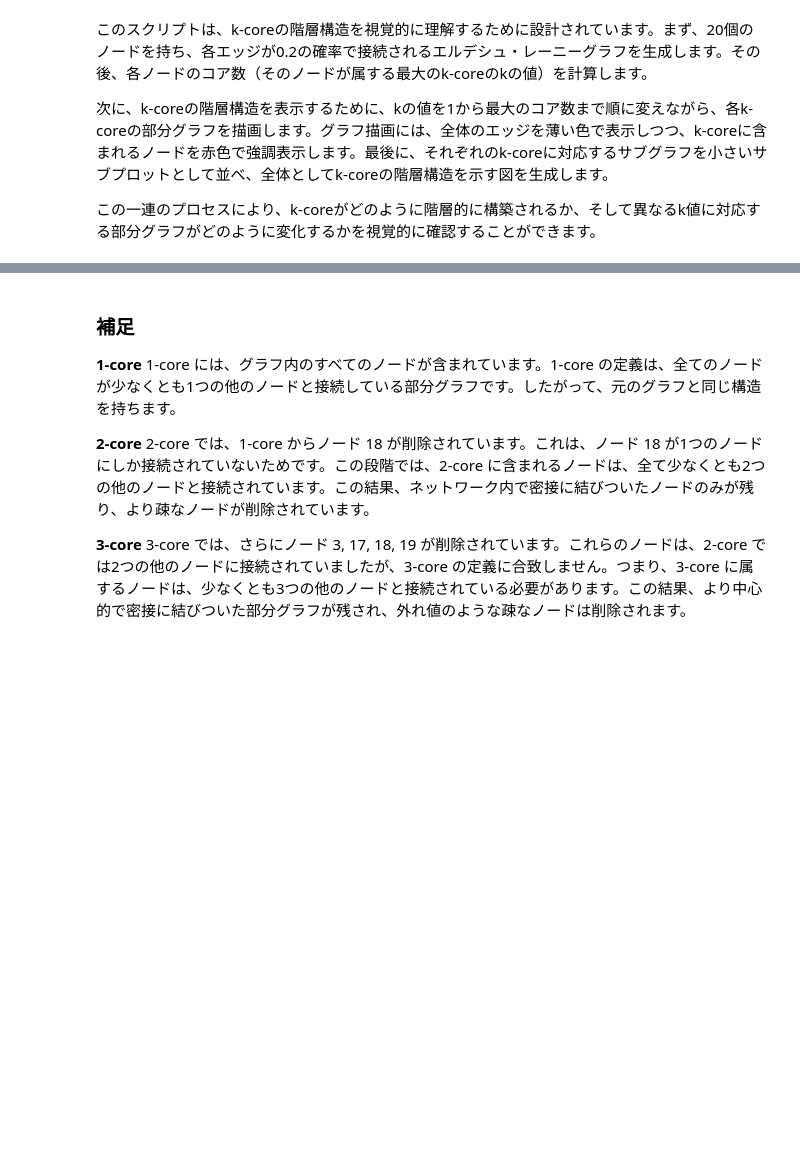
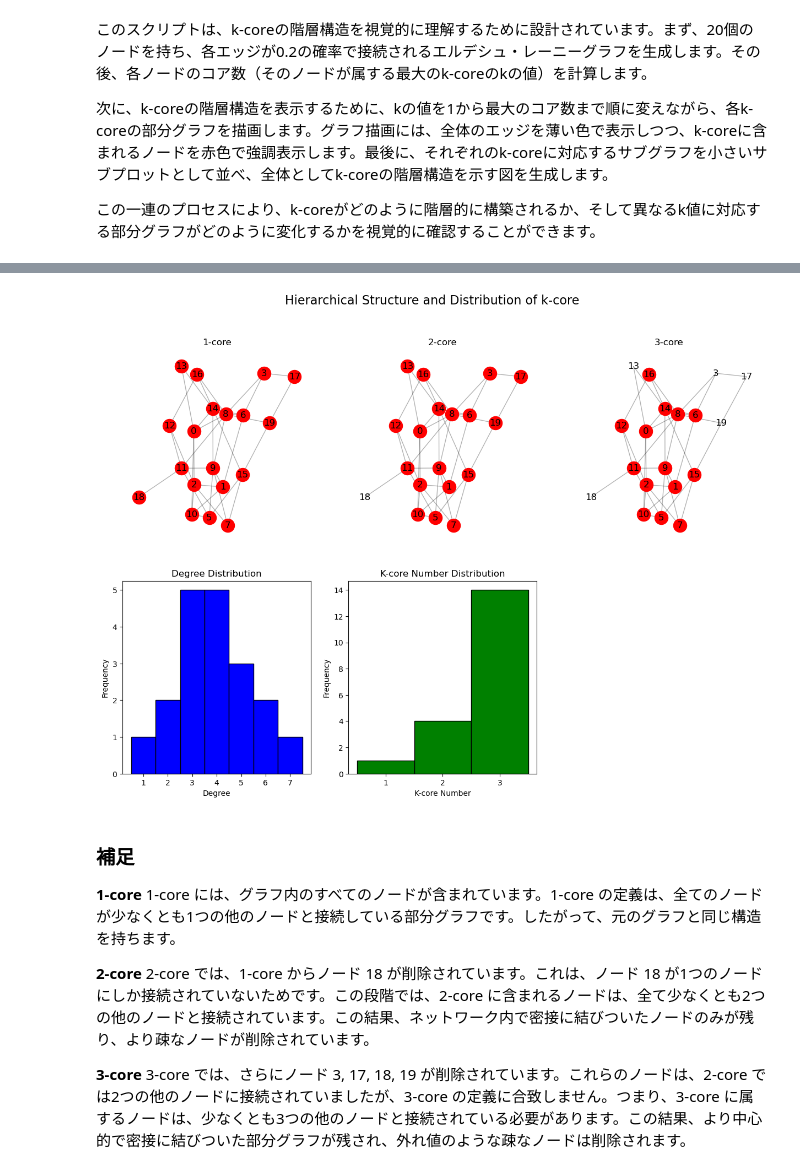
Before and after one commit to SUBARU3776/NetworkScience-Graphtheory-JP-, a Jupyter notebook: 2. グラフを作成しながら用語を学ぶ.ipynb, the cells around one changed output, grey strips where cells are left out. Saved outputs shown, nothing was run; the diff lists cells and outputs as text; code cells hidden in the pictures; blank space fills up the shorter version.

```diff
--- a/2. グラフを作成しながら用語を学ぶ.ipynb
+++ b/2. グラフを作成しながら用語を学ぶ.ipynb
@@ -598,3 +544,63 @@ plt.show()
+# %%
+import networkx as nx
+import matplotlib.pyplot as plt
+
+# グラフの生成
+G = nx.erdos_renyi_graph(n=20, p=0.2, seed=42)
+
+# 各ノードの次数を出力
+# print("Node Degree:")
+# for node, degree in G.degree():
+    # print(f"Node {node}: Degree {degree}")
+
+# ノードのコア数を取得
+core_numbers = nx.core_number(G)
+
+# k-coreの階層構造を視覚化
+plt.figure(figsize=(15, 10))
+
+# 最大のコア数を取得
+max_core = max(core_numbers.values())
+
+for k in range(1, max_core + 1):
+    # k-coreを抽出
+    k_core = nx.k_core(G, k=k)
+
+    # レイアウトの設定
+    pos = nx.spring_layout(G, seed=42)
+
+    # k-coreの描画
+    plt.subplot(2, 3, k)
+    nx.draw_networkx_edges(G, pos, alpha=0.3)
+    nx.draw_networkx_nodes(G, pos, nodelist=k_core.nodes(), node_color='red', node_size=300, label=f'{k}-core')
+    nx.draw_networkx_labels(G, pos)
+
+    # タイトル設定
+    plt.title(f"{k}-core", fontsize=12)
+    plt.axis('off')
+
+# 次数分布のヒストグラムを追加
+degree_sequence = sorted([d for n, d in G.degree()], reverse=True)  # 次数のリスト
+plt.subplot(2, 3, max_core + 1)
+plt.hist(degree_sequence, bins=range(1, max(degree_sequence) + 2), color='blue', edgecolor='black', align='left')
+plt.title("Degree Distribution", fontsize=12)
+plt.xlabel("Degree")
+plt.ylabel("Frequency")
+plt.xticks(range(1, max(degree_sequence) + 1))
+
+# K-core numberのヒストグラムを追加
+plt.subplot(2, 3, max_core + 2)
+plt.hist(list(core_numbers.values()), bins=range(1, max_core + 2), color='green', edgecolor='black', align='left')
+plt.title("K-core Number Distribution", fontsize=12)
+plt.xlabel("K-core Number")
+plt.ylabel("Frequency")
+plt.xticks(range(1, max_core + 1))
+
+# 全体のタイトル
+plt.suptitle("Hierarchical Structure and Distribution of k-core", fontsize=16)
+plt.show()
+# %% [output]
+[figure, added]
 # %% [markdown]
 ### 補足
 **1-core**
```
Also changed, not shown: parts of 1 cell of this notebook.
